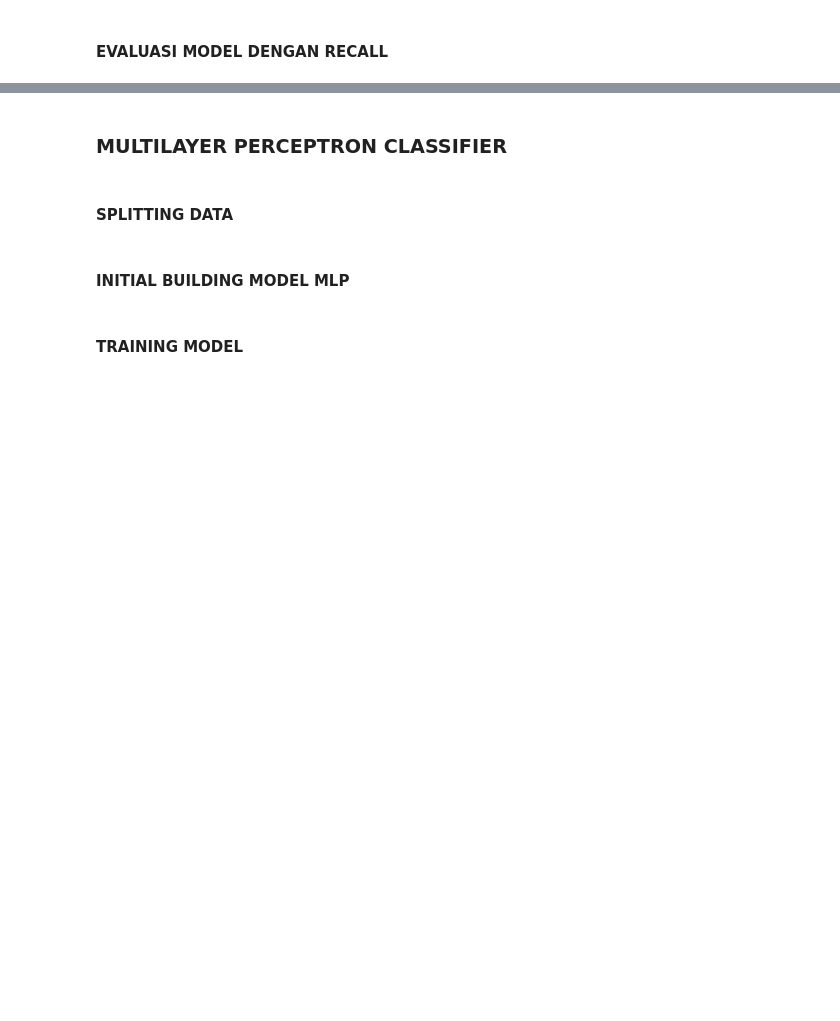
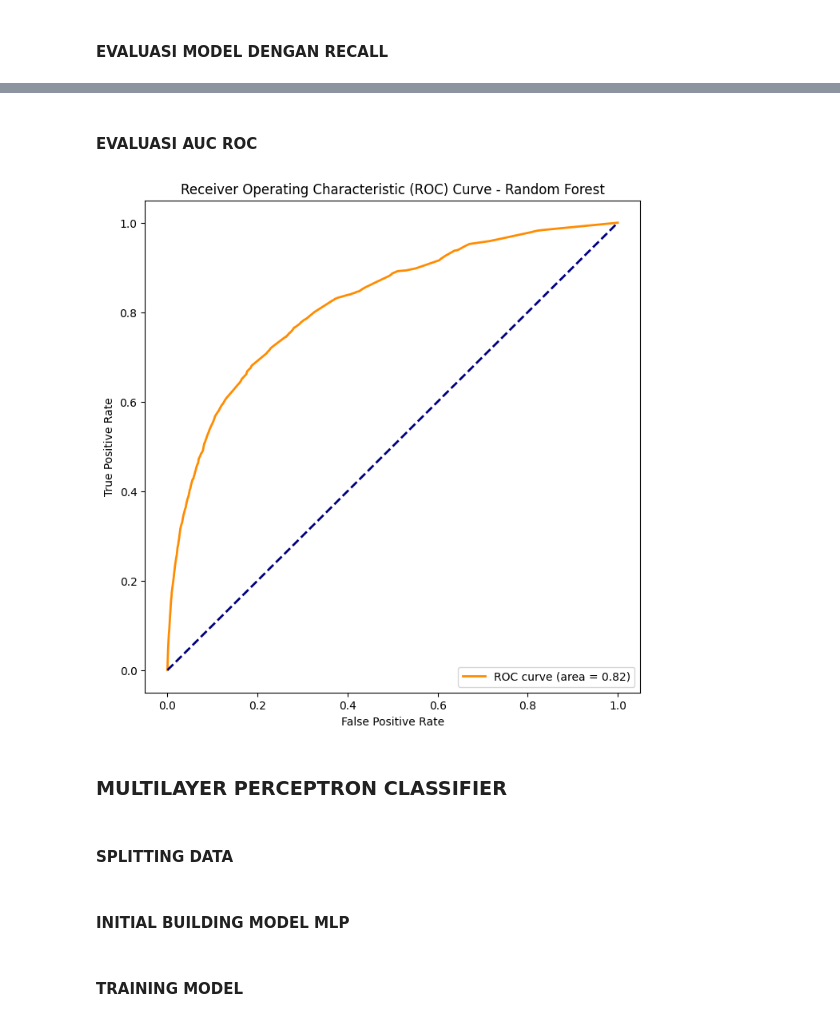
Before and after one commit to HaikalRFadhilahh/fp-bdpal, a Jupyter notebook: FINAL_PROJECT_BIG_DATA_PREDICTIVE_ANALYTICS_LANJUT.ipynb, the cells around one changed output, grey strips where cells are left out. Drawn from its saved outputs; the diff is of its cells as text; code cells hidden in the pictures; blank space fills up the shorter version.

```diff
--- a/FINAL_PROJECT_BIG_DATA_PREDICTIVE_ANALYTICS_LANJUT.ipynb
+++ b/FINAL_PROJECT_BIG_DATA_PREDICTIVE_ANALYTICS_LANJUT.ipynb
@@ -437,3 +477,38 @@ Nilai Presisi Model Random Forest : 84.58%
+# %% [markdown]
+<h4><b>EVALUASI AUC ROC</b></h4>
+# %%
+from pyspark.ml.classification import RandomForestClassifier
+from pyspark.ml.evaluation import BinaryClassificationEvaluator
+import matplotlib.pyplot as plt
+from sklearn.metrics import roc_curve, auc
+
+# Assuming 'probability' is the column containing the predicted probabilities for class 1
+y_pred_prob_rf = np.array(predictions.select('probability').rdd.flatMap(lambda x: x[0]).collect())
+y_true_rf = np.array(predictions.select('patient_type').rdd.flatMap(lambda x: x).collect())
+
+# Flatten the arrays in the 'probability' column
+flatten_udf_rf = F.udf(lambda arr: float(arr[1]), DoubleType())
+predictions_rf = predictions.withColumn('probability_flat', flatten_udf_rf('probability'))
+
+# Extract flattened probabilities and true labels
+y_pred_prob_rf = np.array(predictions_rf.select('probability_flat').rdd.flatMap(lambda x: x).collect())
+y_true_rf = np.array(predictions_rf.select('patient_type').rdd.flatMap(lambda x: x).collect())
+
+# Compute ROC curve
+fpr_rf, tpr_rf, thresholds_rf = roc_curve(y_true_rf, y_pred_prob_rf)
+roc_auc_rf = auc(fpr_rf, tpr_rf)
+
+# Plot ROC curve
+plt.figure(figsize=(8, 8))
+plt.plot(fpr_rf, tpr_rf, color='darkorange', lw=2, label='ROC curve (area = {:.2f})'.format(roc_auc_rf))
+plt.plot([0, 1], [0, 1], color='navy', lw=2, linestyle='--')
+plt.xlabel('False Positive Rate')
+plt.ylabel('True Positive Rate')
+plt.title('Receiver Operating Characteristic (ROC) Curve - Random Forest')
+plt.legend(loc='lower right')
+plt.show()
+# %% [output]
+[figure, added]
 # %% [markdown]
 <h3><b>MULTILAYER PERCEPTRON CLASSIFIER</b></h3>
 # %% [markdown]
```
Also changed, not shown: parts of 50 cells of this notebook.
